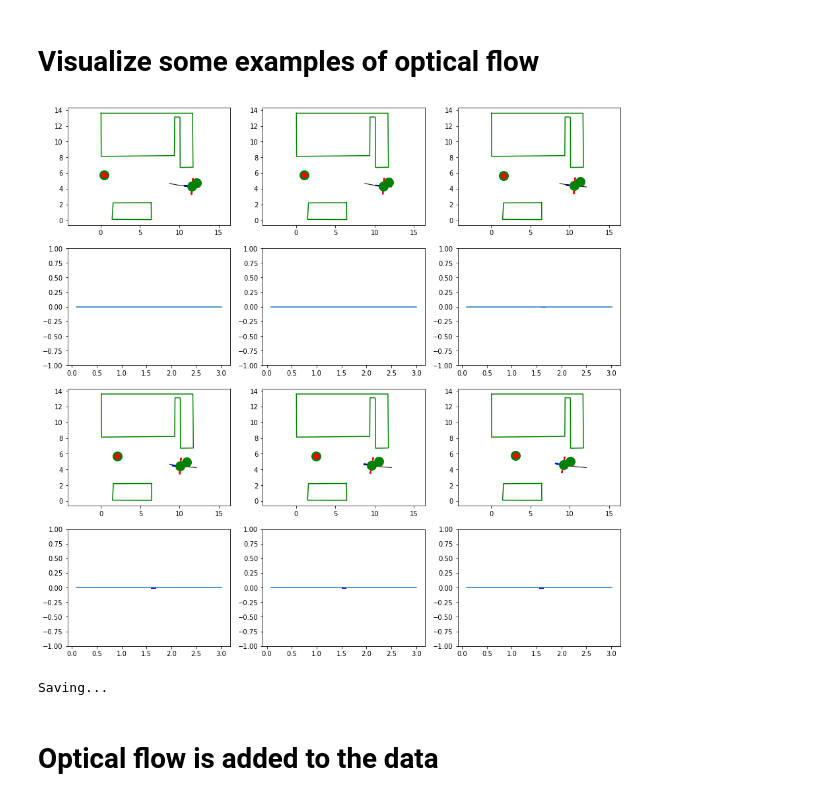
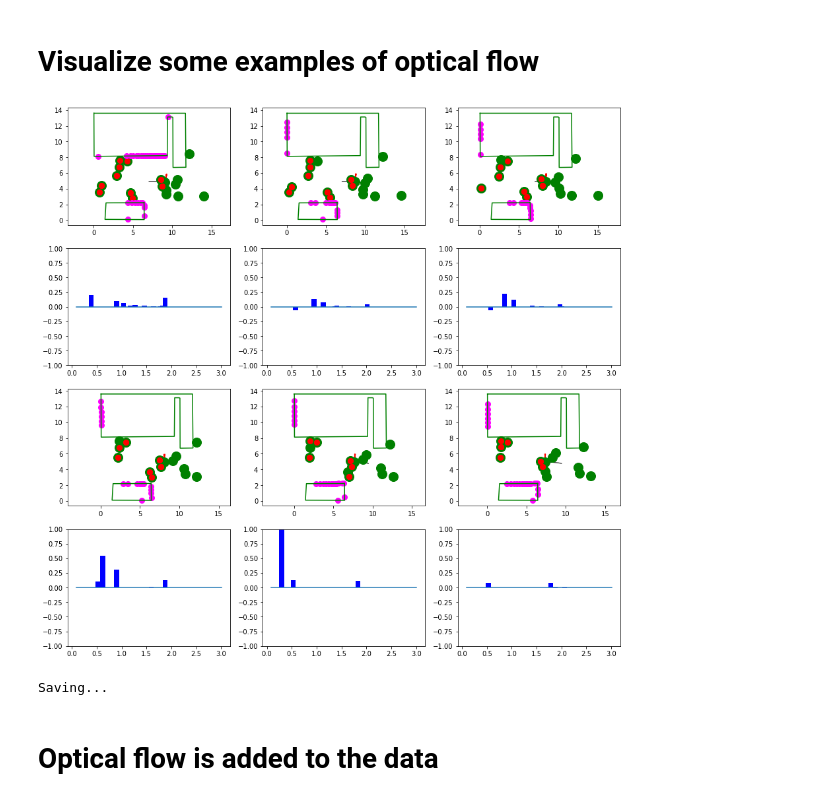
Before and after one commit to cimat-ris/OF-PathPred, a Jupyter notebook: evaluation_opticalflow/train_and_evaluate.ipynb, the cells around one changed output. Saved outputs shown, nothing was run; the diff lists cells and outputs as text; code cells hidden in the pictures.

Commit message:
Update interaction_optical_flow.py and train_and_evaluate.ipynb, visible obstacle points with still bugs.

```diff
--- a/evaluation_opticalflow/train_and_evaluate.ipynb
+++ b/evaluation_opticalflow/train_and_evaluate.ipynb
@@ -146,18 +144,18 @@ optical_flow.shape
 # %%
 import random
 # Select a random sequence
 idSample = random.sample(range(1,optical_flow.shape[0]), 1)
 
 # Trajectory
 traj_sample   = data["obs_traj"][idSample][0]
 traj_neighbors= data['obs_person'][idSample][0]
 traj_id       = data['key_idx'][idSample]
 # Optical flow
-optical_flow_sample,visible_neighbors_sample = OFSimulator.compute_opticalflow_seq(traj_id,traj_sample,traj_neighbors,obstacles_world)
+optical_flow_sample,visible_neighbors_sample,visible_obst_sample = OFSimulator.compute_opticalflow_seq(traj_id,traj_sample,traj_neighbors,obstacles_world)
 # Plot
-OFSimulator.plot_flow(traj_sample,traj_neighbors,optical_flow_sample,visible_neighbors_sample,obstacles_world)
+OFSimulator.plot_flow(traj_sample,traj_neighbors,optical_flow_sample,visible_neighbors_sample,visible_obst_sample,obstacles_world)
 # %% [output]
-[figure, old version]
+[figure, new version]
 Saving...
 # %% [markdown]
 # Optical flow is added to the data
```
Also changed, not shown: parts of 3 cells of this notebook, 1 other file.
